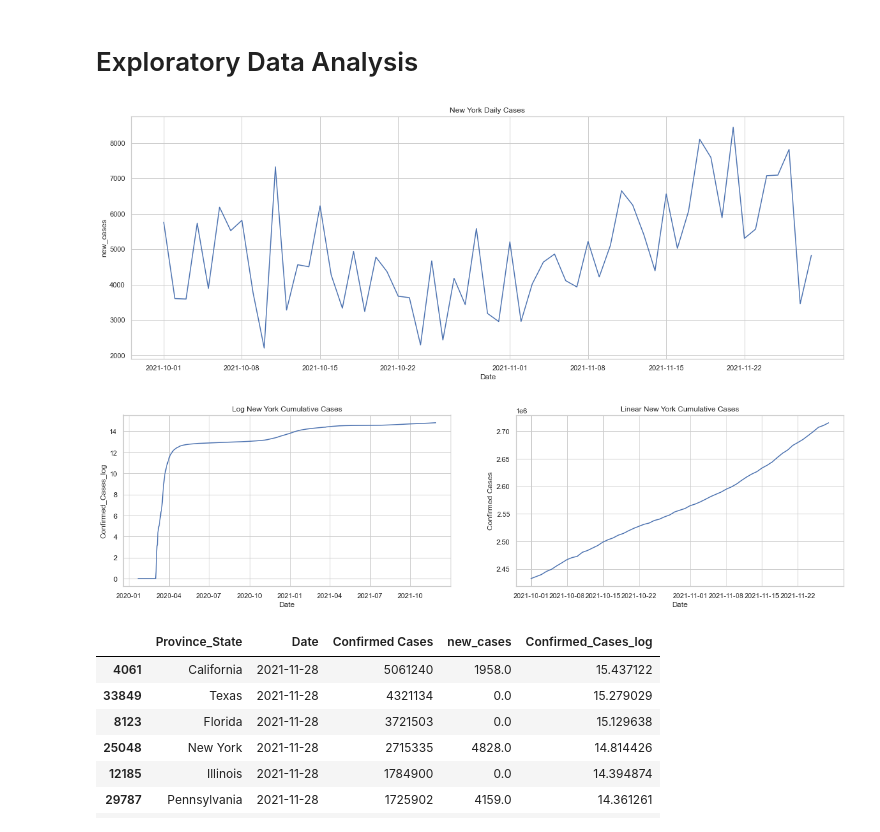
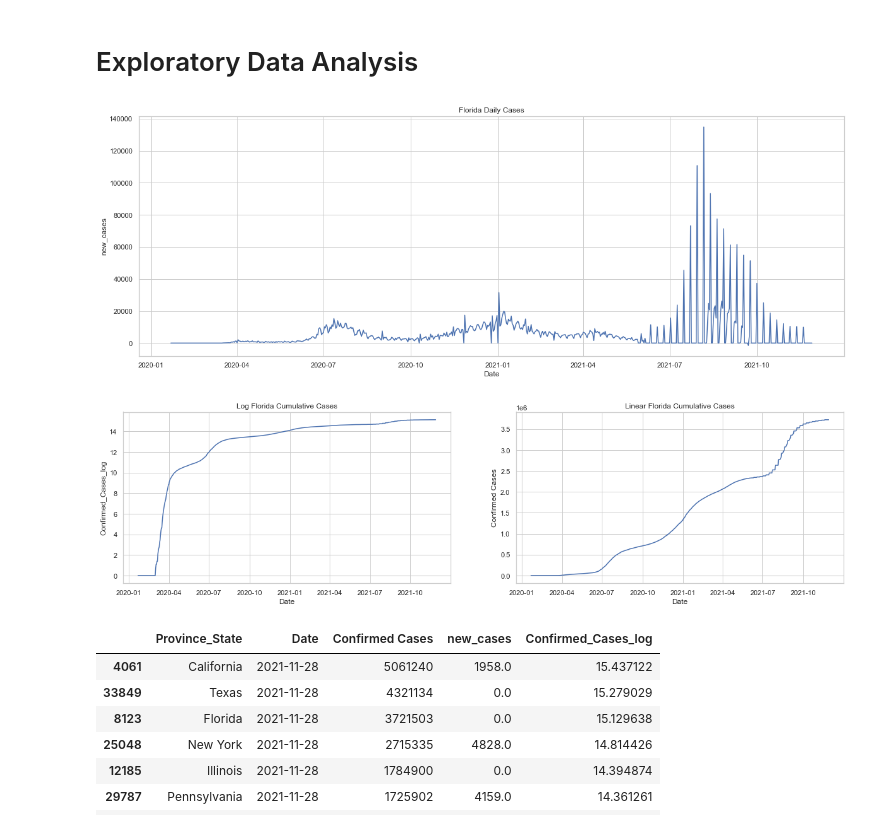
Before and after one commit to pval108/Covid19Prediction, a Jupyter notebook: covid19_update_II.ipynb, the cells around one changed output. Cells and saved outputs as stored; diff of their text form; code cells hidden in the pictures.

```diff
--- a/covid19_update_II.ipynb
+++ b/covid19_update_II.ipynb
@@ -69,34 +69,34 @@ df_st.head()
 # %% [markdown]
 # Exploratory Data Analysis
 # %%
-x = 'New York'
-y = '9-30-2021'
+x = 'Florida'
+y = '9-30-2019'
 
 
 z=df_st[(df_st['Province_State']==x) & (df_st['Date']>y)]
 
 plt.figure(figsize=(20,7))
 ax = sns.lineplot(x='Date', y= "new_cases",data= z )
 ax.set_title(x + ' Daily Cases')
 
 
 fig, axs = plt.subplots(ncols=2,figsize=(20.5,5))
 
 ax = sns.lineplot(x='Date', y= "Confirmed_Cases_log",data= df_st[df_st['Province_State']==x],ax=axs[0])
 ax.set_title('Log '+ x + ' Cumulative Cases')
 #ax.set(xscale='log')
 
 bx= sns.lineplot(x='Date', y= "Confirmed Cases",data= z,ax=axs[1])
 bx.set_title('Linear '+ x + ' Cumulative Cases')
 #bx.set(xscale='linear')
 
 
 plt.show()
 
 #https://www.weforum.org/agenda/2020/04/covid-19-spread-logarithmic-graph/
 # %% [output]
-[figure, old version]
+[figure, new version]
-[figure, old version]
+[figure, new version]
 # %%
 df_st[(df_st['Date']=='2021-11-28')].sort_values(by='Confirmed_Cases_log',ascending=False).head(10)
 # %% [output]
```
Also changed, not shown: 2 other files.
